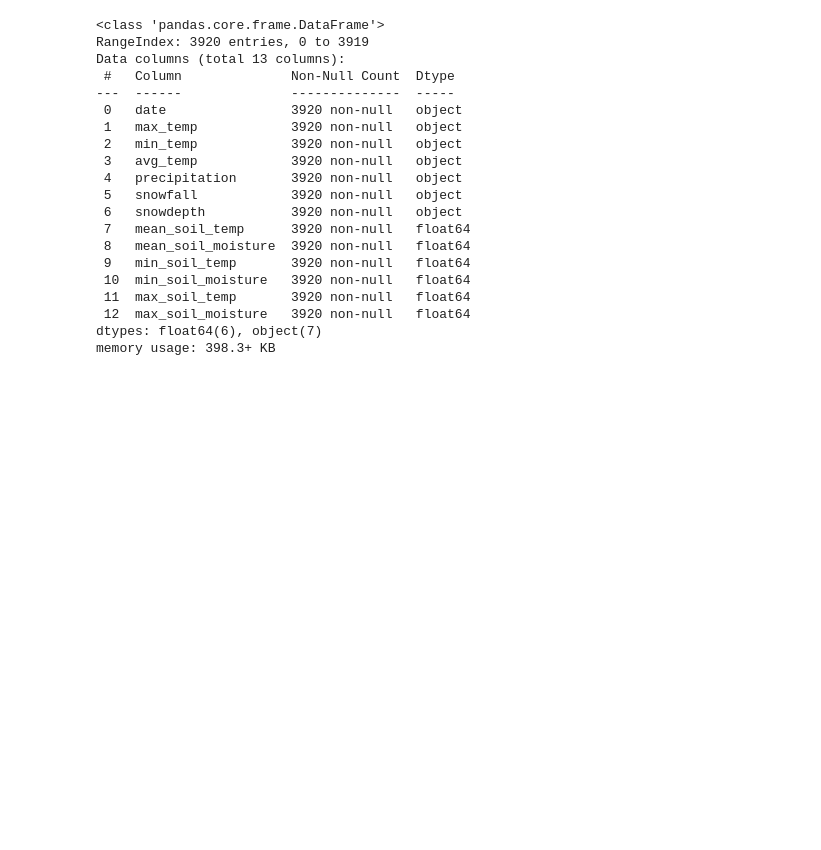
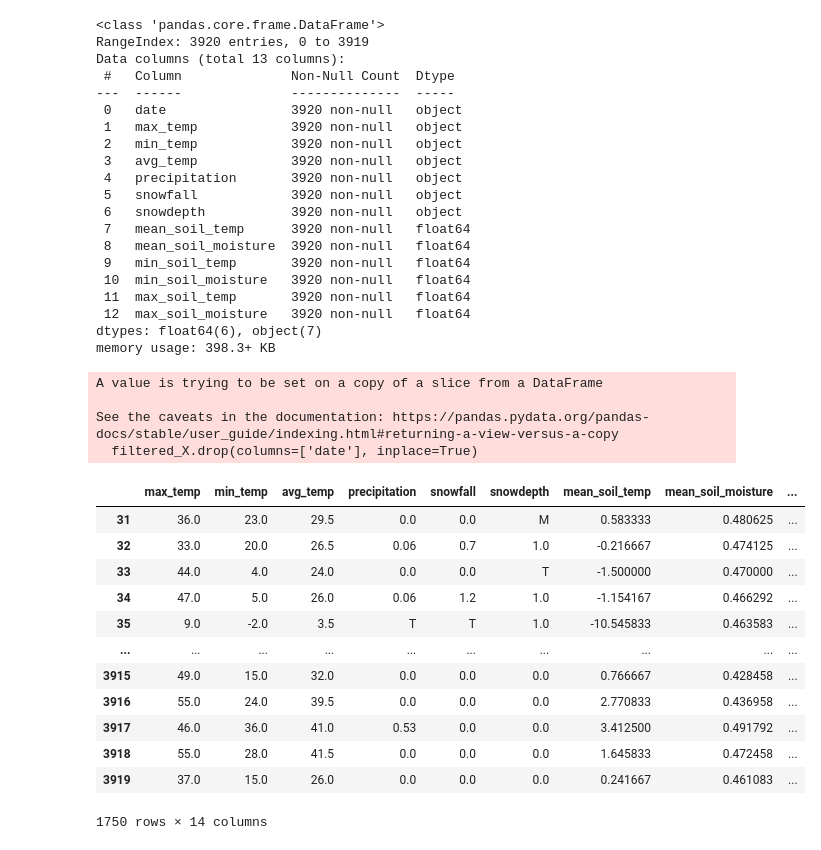
Before and after one commit to bradenkirkpatrick/Machine-Learning-Project-1, a Jupyter notebook: GroundHogProblem.ipynb, the cells around one changed output. Saved outputs shown, nothing was run; the diff lists cells and outputs as text; code cells hidden in the pictures; blank space fills up the shorter version.

```diff
--- a/GroundHogProblem.ipynb
+++ b/GroundHogProblem.ipynb
@@ -103,3 +110,32 @@ Data columns (total 13 columns):
  12  max_soil_moisture   3920 non-null   float64
 dtypes: float64(6), object(7)
 memory usage: 398.3+ KB
+# %%
+X["date"] = pandas.to_datetime(X["date"])
+X["date"][:55]
+#filtered_X = X[(X['date'] <= '1947-02-25') & (X['date'] >= '1947-02-01')]
+#X['day'] = X['date'].dt.day
+X['month'] = X['date'].dt.month
+X['year'] = X['date'].dt.year
+
+filtered_X = X[X['month'] == 2]
+filtered_X.drop(columns=['date'], inplace=True)
+filtered_X
+# %% [output]
+A value is trying to be set on a copy of a slice from a DataFrame
+
+See the caveats in the documentation: https://pandas.pydata.org/pandas-docs/stable/user_guide/indexing.html#returning-a-view-versus-a-copy
+  filtered_X.drop(columns=['date'], inplace=True)
+|  | max_temp | min_temp | avg_temp | precipitation | snowfall | snowdepth | mean_soil_temp | mean_soil_moisture | ... |
+| 31 | 36.0 | 23.0 | 29.5 | 0.0 | 0.0 | M | 0.583333 | 0.480625 | ... |
+| 32 | 33.0 | 20.0 | 26.5 | 0.06 | 0.7 | 1.0 | -0.216667 | 0.474125 | ... |
+| 33 | 44.0 | 4.0 | 24.0 | 0.0 | 0.0 | T | -1.500000 | 0.470000 | ... |
+| 34 | 47.0 | 5.0 | 26.0 | 0.06 | 1.2 | 1.0 | -1.154167 | 0.466292 | ... |
+| 35 | 9.0 | -2.0 | 3.5 | T | T | 1.0 | -10.545833 | 0.463583 | ... |
+| ... | ... | ... | ... | ... | ... | ... | ... | ... | ... |
+| 3915 | 49.0 | 15.0 | 32.0 | 0.0 | 0.0 | 0.0 | 0.766667 | 0.428458 | ... |
+| 3916 | 55.0 | 24.0 | 39.5 | 0.0 | 0.0 | 0.0 | 2.770833 | 0.436958 | ... |
+| 3917 | 46.0 | 36.0 | 41.0 | 0.53 | 0.0 | 0.0 | 3.412500 | 0.491792 | ... |
+| 3918 | 55.0 | 28.0 | 41.5 | 0.0 | 0.0 | 0.0 | 1.645833 | 0.472458 | ... |
+| 3919 | 37.0 | 15.0 | 26.0 | 0.0 | 0.0 | 0.0 | 0.241667 | 0.461083 | ... |
+1750 rows × 14 columns
```
Also changed, not shown: parts of 6 cells of this notebook.
